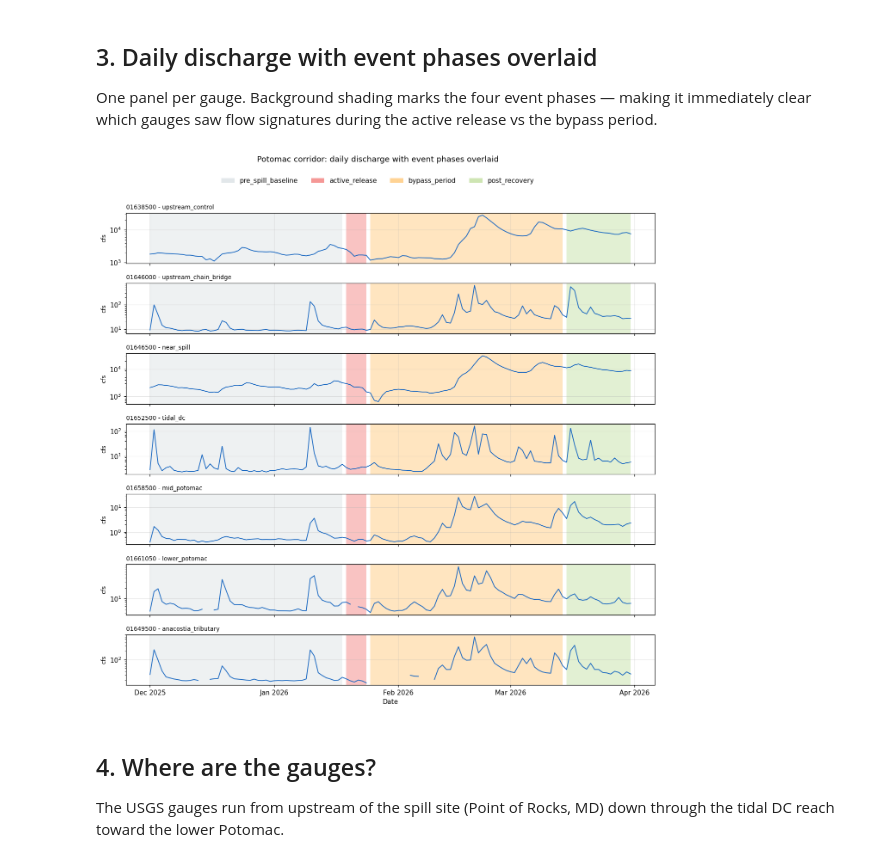
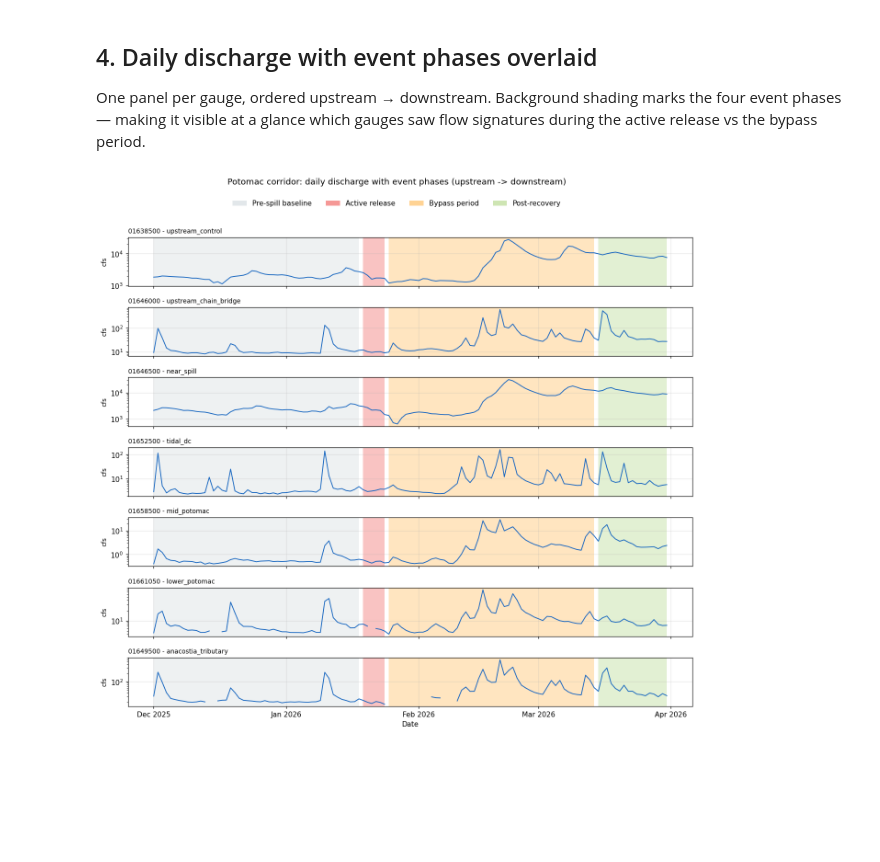
Before and after one commit to 2imi9/olmoearth-potomac-notebooks, a Jupyter notebook: notebooks/01_demo_event_overlay.ipynb, the cells around one changed output. Drawn from its saved outputs; the diff is of its cells as text; code cells hidden in the pictures; blank space fills up the shorter version.

```diff
--- a/notebooks/01_demo_event_overlay.ipynb
+++ b/notebooks/01_demo_event_overlay.ipynb
@@ -72,0 +99,9 @@ phases
+# %%
+phase_summary = (
+    df.groupby('phase', observed=True)['date']
+      .agg(start='min', end='max', station_days='count')
+      .reindex(PHASE_ORDER)
+)
+phase_summary['days'] = (phase_summary['end'] - phase_summary['start']).dt.days + 1
+phase_summary['description'] = [PHASE_DESCRIPTIONS[p] for p in phase_summary.index]
+phase_summary[['start', 'end', 'days', 'station_days', 'description']]
@@ -73,52 +156,45 @@ phases
 # %% [markdown]
-## 3. Daily discharge with event phases overlaid
+## 4. Daily discharge with event phases overlaid
 
-One panel per gauge. Background shading marks the four event phases — making it immediately clear which gauges saw flow signatures during the active release vs the bypass period.
+One panel per gauge, ordered upstream → downstream. Background shading marks the four event phases — making it visible at a glance which gauges saw flow signatures during the active release vs the bypass period.
 # %%
-PHASE_COLORS = {
-    'pre_spill_baseline': '#cfd8dc',
-    'active_release':     '#ef5350',
-    'bypass_period':      '#ffb74d',
-    'post_recovery':      '#aed581',
-}
-PHASE_ORDER = ['pre_spill_baseline', 'active_release', 'bypass_period', 'post_recovery']
+phase_bounds = {p: (phase_summary.loc[p, 'start'], phase_summary.loc[p, 'end'])
+                for p in PHASE_ORDER if p in phase_summary.index and pd.notna(phase_summary.loc[p, 'start'])}
 
-phase_bounds = {p: (phases.loc[p, 'start'], phases.loc[p, 'end'])
-                for p in PHASE_ORDER if p in phases.index and pd.notna(phases.loc[p, 'start'])}
-
-gauges = (
+gauges_in_data = (
     df.groupby('site_no')
-    .agg(name=('name', 'first'), role=('role', 'first'), n=('discharge_cfs', 'count'))
-    .sort_values('n', ascending=False)
+      .agg(role=('role', 'first'), name=('name', 'first'), n=('discharge_cfs', 'count'))
+      .reset_index()
+      .merge(pd.DataFrame({'role': ROLE_ORDER, 'order': range(len(ROLE_ORDER))}), on='role')
+      .sort_values('order')
 )
 
-n_panels = len(gauges)
-fig, axes = plt.subplots(n_panels, 1, figsize=(12, 1.6 * n_panels), sharex=True)
+n_panels = len(gauges_in_data)
+fig, axes = plt.subplots(n_panels, 1, figsize=(12, 1.5 * n_panels), sharex=True)
 if n_panels == 1:
     axes = [axes]
 
-for ax, (sno, row) in zip(axes, gauges.iterrows()):
+for ax, (_, row) in zip(axes, gauges_in_data.iterrows()):
+    sno = row['site_no']
     s = df[df['site_no'] == sno].sort_values('date')
     for ph, (a, b) in phase_bounds.items():
         ax.axvspan(a, b, color=PHASE_COLORS[ph], alpha=0.35, lw=0)
     ax.plot(s['date'], s['discharge_cfs'], lw=1.2, color='#1565c0')
     ax.set_yscale('log')
     ax.set_ylabel("cfs", fontsize=9)
     ax.set_title(f"{sno} - {row['role']}", fontsize=9, loc='left')
     ax.grid(alpha=0.3)
 
 axes[-1].set_xlabel("Date")
 axes[-1].xaxis.set_major_locator(mdates.MonthLocator())
 axes[-1].xaxis.set_major_formatter(mdates.DateFormatter("%b %Y"))
 
-legend_handles = [Patch(facecolor=PHASE_COLORS[p], alpha=0.6, label=p) for p in PHASE_ORDER if p in phase_bounds]
-fig.legend(handles=legend_handles, loc='upper center', ncol=4, bbox_to_anchor=(0.5, 1.02), frameon=False)
-fig.suptitle("Potomac corridor: daily discharge with event phases overlaid", y=1.05)
+legend_handles = [Patch(facecolor=PHASE_COLORS[p], alpha=0.6, label=PHASE_LABELS[p])
+                  for p in PHASE_ORDER if p in phase_bounds]
+fig.legend(handles=legend_handles, loc='upper center', ncol=4,
+           bbox_to_anchor=(0.5, 1.02), frameon=False)
+fig.suptitle("Potomac corridor: daily discharge with event phases (upstream -> downstream)", y=1.05)
 plt.tight_layout()
 plt.show()
 # %% [output]
-[figure, old version]
+[figure, new version]
-# %% [markdown]
-## 4. Where are the gauges?
-
-The USGS gauges run from upstream of the spill site (Point of Rocks, MD) down through the tidal DC reach toward the lower Potomac.
```
Also changed, not shown: parts of 18 cells of this notebook.
